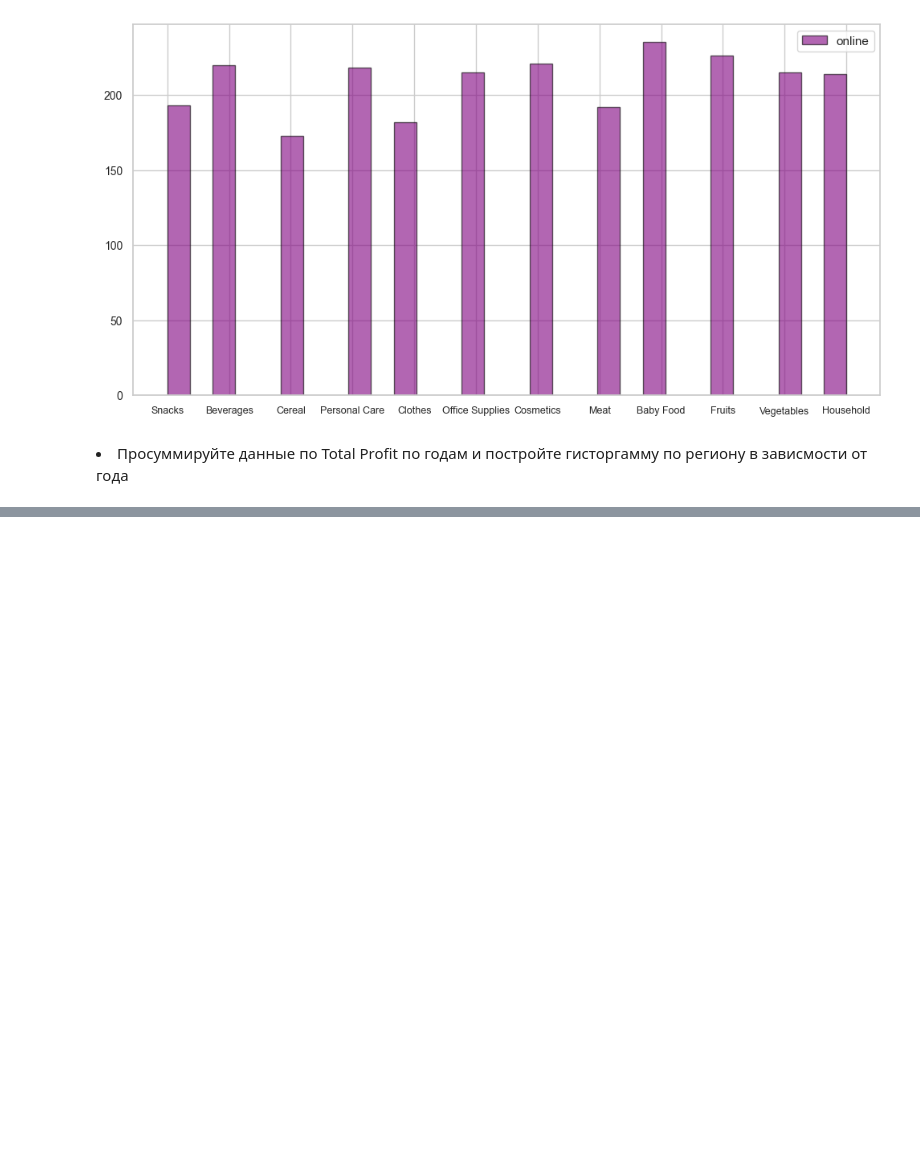
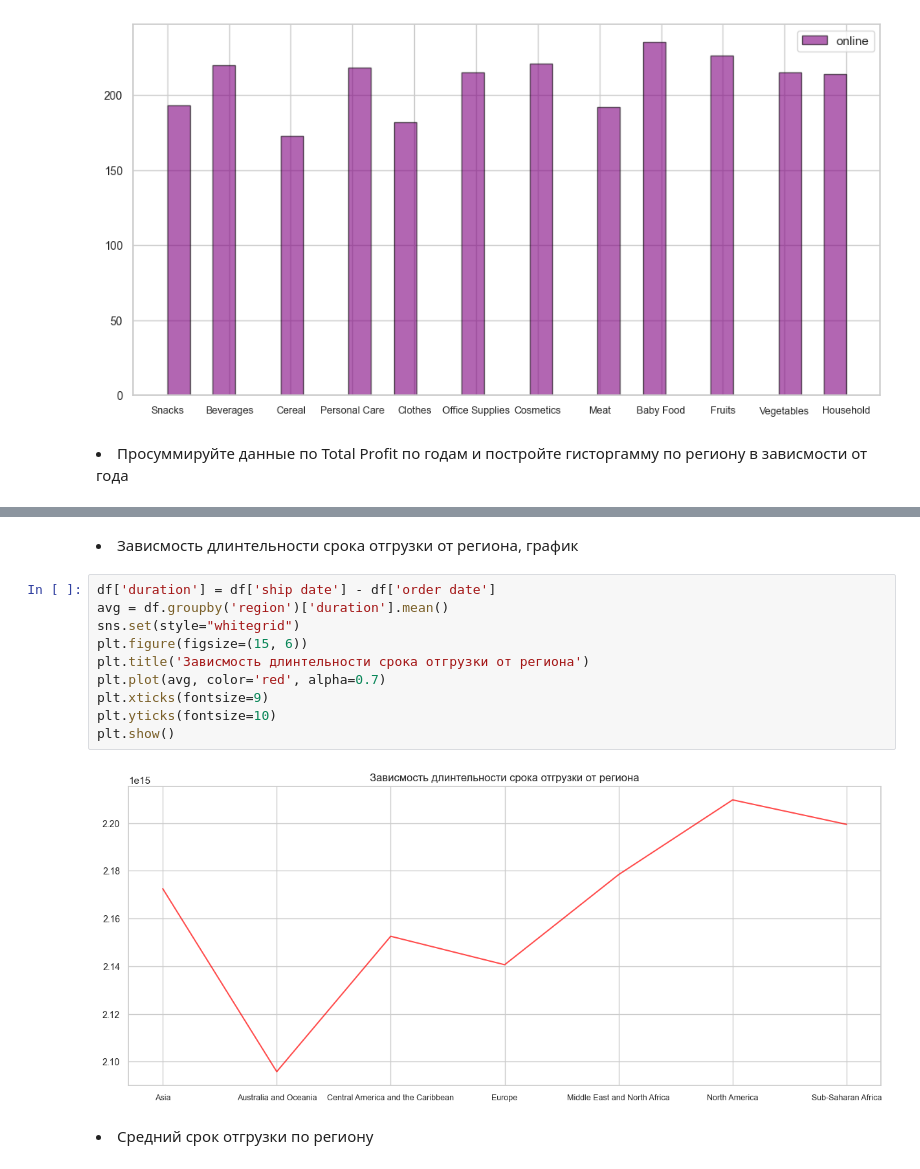
Before and after one commit to tsukerin/labs, a Jupyter notebook: labs_pm/lab8/main.ipynb, the cells around one changed output, grey strips where cells are left out. Drawn from its saved outputs; the diff is of its cells as text; blank space fills up the shorter version.

```diff
--- a/labs_pm/lab8/main.ipynb
+++ b/labs_pm/lab8/main.ipynb
@@ -224,0 +225,16 @@ plt.show()
+# %% [markdown]
+<li>Зависмость длинтельности срока отгрузки от региона, график
+# %%
+df['duration'] = df['ship date'] - df['order date']
+avg = df.groupby('region')['duration'].mean()
+sns.set(style="whitegrid")
+plt.figure(figsize=(15, 6))
+plt.title('Зависмость длинтельности срока отгрузки от региона')
+plt.plot(avg, color='red', alpha=0.7)
+plt.xticks(fontsize=9)
+plt.yticks(fontsize=10)
+plt.show()
+# %% [output]
+[figure, added]
+# %% [markdown]
+<li>Средний срок отгрузки по региону
```
Also changed, not shown: parts of 40 cells of this notebook.
